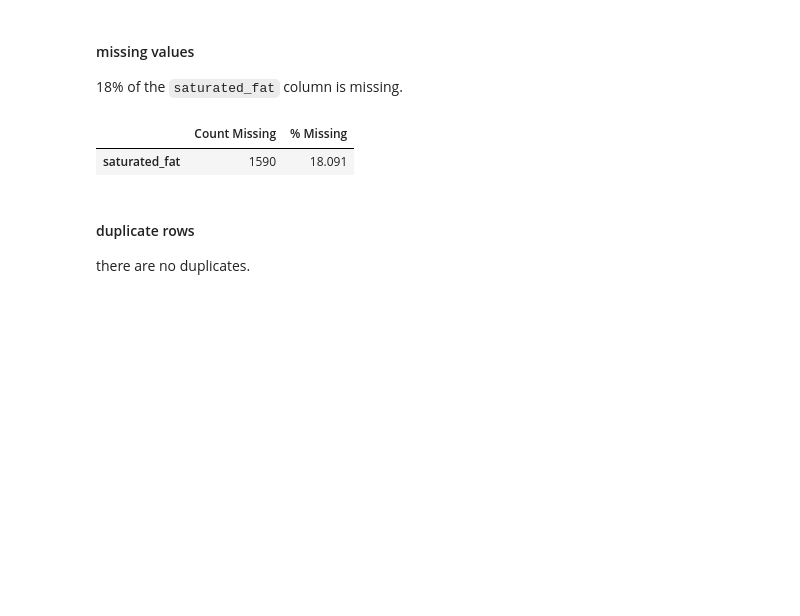
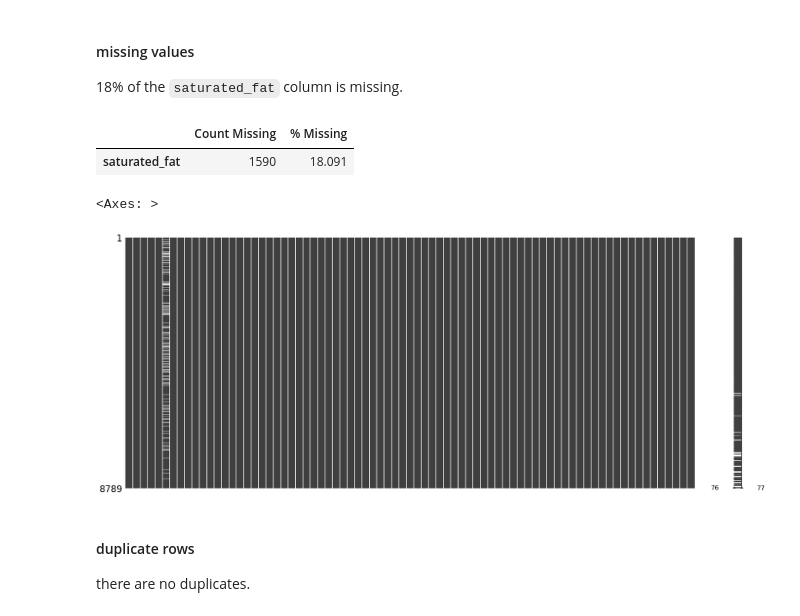
Before and after one commit to nottelyseagraves/DataDive4_DATA3500, a Jupyter notebook: nutrition.ipynb, the cells around one changed output. Drawn from its saved outputs; the diff is of its cells as text; code cells hidden in the pictures; blank space fills up the shorter version.

```diff
--- a/nutrition.ipynb
+++ b/nutrition.ipynb
@@ -145,6 +144,12 @@ else:
 # %% [output]
 |  | Count Missing | % Missing |
 | saturated_fat | 1590 | 18.091 |
+# %%
+import missingno as msno
+msno.matrix(nutrition)
+# %% [output]
+<Axes: >
+[figure, added]
 # %% [markdown]
 #### duplicate rows
 there are no duplicates.
```
Also changed, not shown: parts of 32 cells of this notebook, 2 other files.
